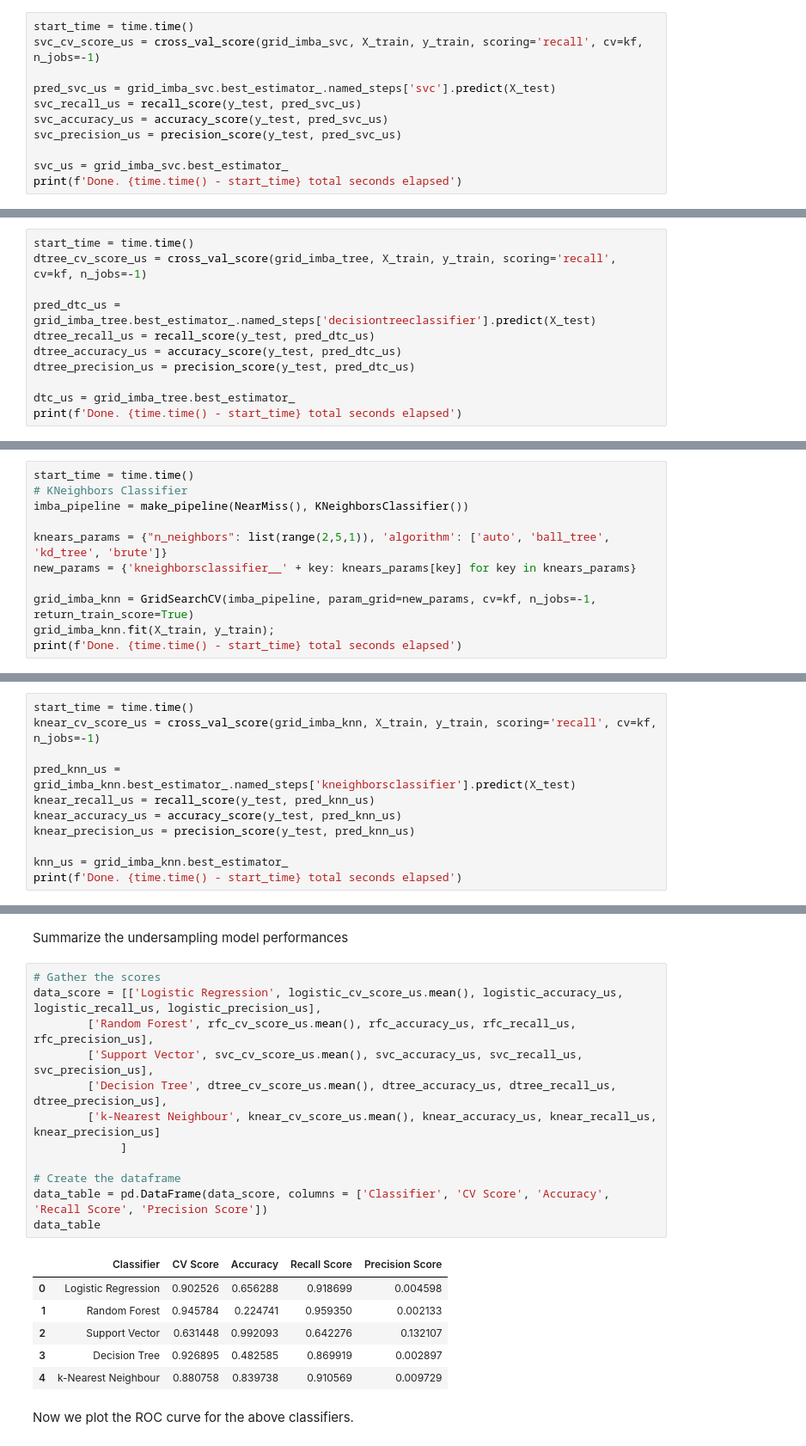
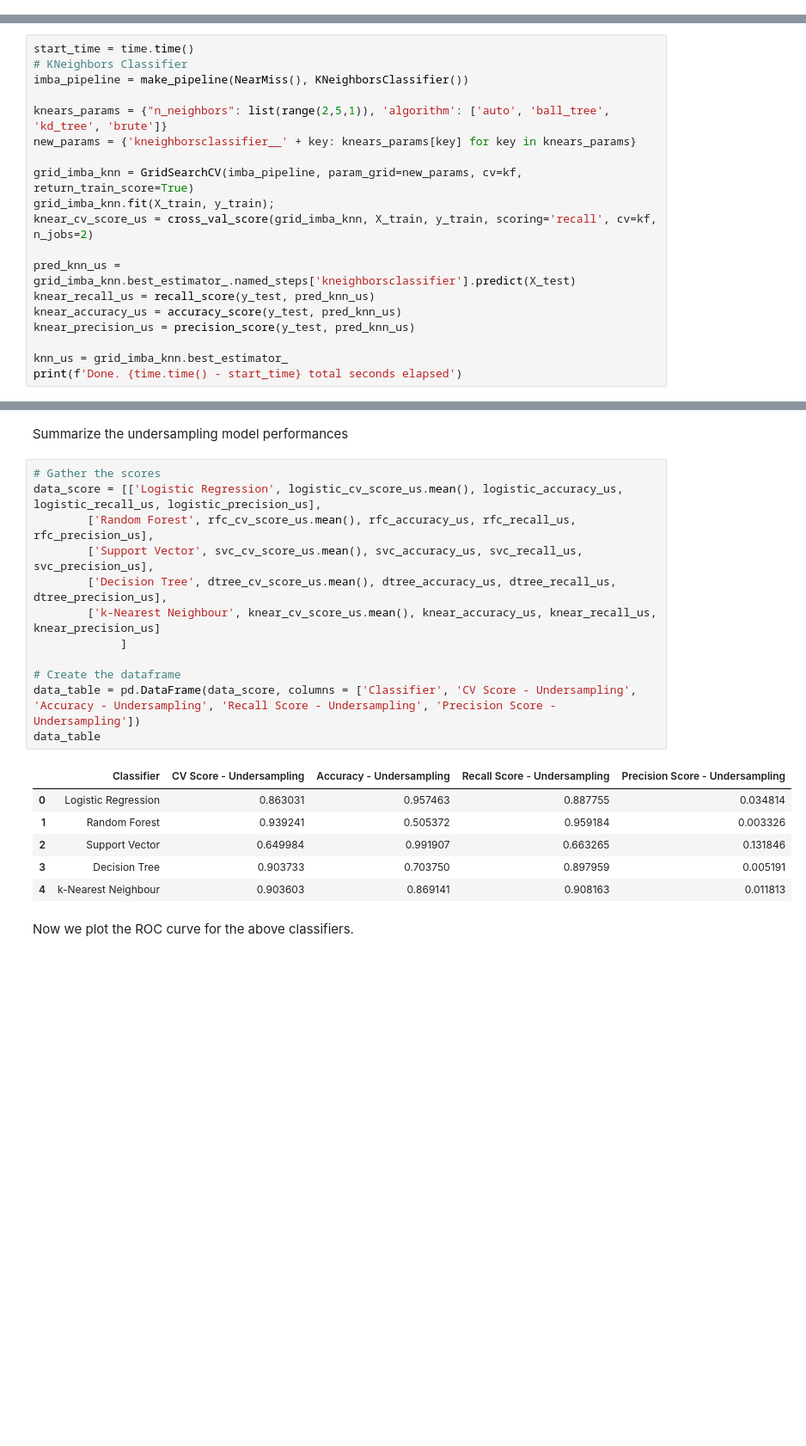
Before and after one commit to dsaulsb1/Fraud-Project, a Jupyter notebook: Segment_Two_Final_Project.ipynb, the cells around one changed output, grey strips where cells are left out. Shown: that part at 86% size. Saved outputs shown, nothing was run; the diff lists cells and outputs as text; blank space fills up the shorter version.

```diff
--- a/Segment_Two_Final_Project.ipynb
+++ b/Segment_Two_Final_Project.ipynb
@@ -589,11 +614,0 @@ Done. 13.553815364837646 total seconds elapsed
-# %%
-start_time = time.time()
-svc_cv_score_us = cross_val_score(grid_imba_svc, X_train, y_train, scoring='recall', cv=kf, n_jobs=-1)
-
-pred_svc_us = grid_imba_svc.best_estimator_.named_steps['svc'].predict(X_test)
-svc_recall_us = recall_score(y_test, pred_svc_us)
-svc_accuracy_us = accuracy_score(y_test, pred_svc_us)
-svc_precision_us = precision_score(y_test, pred_svc_us)
-
-svc_us = grid_imba_svc.best_estimator_
-print(f'Done. {time.time() - start_time} total seconds elapsed')
@@ -654,11 +674,0 @@ Done. 9.603365182876587 total seconds elapsed
-# %%
-start_time = time.time()
-dtree_cv_score_us = cross_val_score(grid_imba_tree, X_train, y_train, scoring='recall', cv=kf, n_jobs=-1)
-
-pred_dtc_us = grid_imba_tree.best_estimator_.named_steps['decisiontreeclassifier'].predict(X_test)
-dtree_recall_us = recall_score(y_test, pred_dtc_us)
-dtree_accuracy_us = accuracy_score(y_test, pred_dtc_us)
-dtree_precision_us = precision_score(y_test, pred_dtc_us)
-
-dtc_us = grid_imba_tree.best_estimator_
-print(f'Done. {time.time() - start_time} total seconds elapsed')
@@ -712,7 +720,15 @@ imba_pipeline = make_pipeline(NearMiss(), KNeighborsClassifier())
 knears_params = {"n_neighbors": list(range(2,5,1)), 'algorithm': ['auto', 'ball_tree', 'kd_tree', 'brute']}
 new_params = {'kneighborsclassifier__' + key: knears_params[key] for key in knears_params}
 
-grid_imba_knn = GridSearchCV(imba_pipeline, param_grid=new_params, cv=kf, n_jobs=-1, return_train_score=True)
+grid_imba_knn = GridSearchCV(imba_pipeline, param_grid=new_params, cv=kf, return_train_score=True)
 grid_imba_knn.fit(X_train, y_train);
+knear_cv_score_us = cross_val_score(grid_imba_knn, X_train, y_train, scoring='recall', cv=kf, n_jobs=2)
+
+pred_knn_us = grid_imba_knn.best_estimator_.named_steps['kneighborsclassifier'].predict(X_test)
+knear_recall_us = recall_score(y_test, pred_knn_us)
+knear_accuracy_us = accuracy_score(y_test, pred_knn_us)
+knear_precision_us = precision_score(y_test, pred_knn_us)
+
+knn_us = grid_imba_knn.best_estimator_
 print(f'Done. {time.time() - start_time} total seconds elapsed')
 # %% [output]
@@ -720,11 +735,0 @@ Done. 44.82152199745178 total seconds elapsed
-# %%
-start_time = time.time()
-knear_cv_score_us = cross_val_score(grid_imba_knn, X_train, y_train, scoring='recall', cv=kf, n_jobs=-1)
-
-pred_knn_us = grid_imba_knn.best_estimator_.named_steps['kneighborsclassifier'].predict(X_test)
-knear_recall_us = recall_score(y_test, pred_knn_us)
-knear_accuracy_us = accuracy_score(y_test, pred_knn_us)
-knear_precision_us = precision_score(y_test, pred_knn_us)
-
-knn_us = grid_imba_knn.best_estimator_
-print(f'Done. {time.time() - start_time} total seconds elapsed')
@@ -772,22 +775,22 @@ Summarize the undersampling model performances
 # %%
 # Gather the scores
 data_score = [['Logistic Regression', logistic_cv_score_us.mean(), logistic_accuracy_us, logistic_recall_us, logistic_precision_us],
         ['Random Forest', rfc_cv_score_us.mean(), rfc_accuracy_us, rfc_recall_us, rfc_precision_us],
         ['Support Vector', svc_cv_score_us.mean(), svc_accuracy_us, svc_recall_us, svc_precision_us],
         ['Decision Tree', dtree_cv_score_us.mean(), dtree_accuracy_us, dtree_recall_us, dtree_precision_us],
         ['k-Nearest Neighbour', knear_cv_score_us.mean(), knear_accuracy_us, knear_recall_us, knear_precision_us]
              ]
 
 # Create the dataframe
-data_table = pd.DataFrame(data_score, columns = ['Classifier', 'CV Score', 'Accuracy', 'Recall Score', 'Precision Score'])
+data_table = pd.DataFrame(data_score, columns = ['Classifier', 'CV Score - Undersampling', 'Accuracy - Undersampling', 'Recall Score - Undersampling', 'Precision Score - Undersampling'])
 data_table
 # %% [output]
-|  | Classifier | CV Score | Accuracy | Recall Score | Precision Score |
-| 0 | Logistic Regression | 0.902526 | 0.656288 | 0.918699 | 0.004598 |
-| 1 | Random Forest | 0.945784 | 0.224741 | 0.959350 | 0.002133 |
-| 2 | Support Vector | 0.631448 | 0.992093 | 0.642276 | 0.132107 |
-| 3 | Decision Tree | 0.926895 | 0.482585 | 0.869919 | 0.002897 |
-| 4 | k-Nearest Neighbour | 0.880758 | 0.839738 | 0.910569 | 0.009729 |
+|  | Classifier | CV Score - Undersampling | Accuracy - Undersampling | Recall Score - Undersampling | Precision Score - Undersampling |
+| 0 | Logistic Regression | 0.863031 | 0.957463 | 0.887755 | 0.034814 |
+| 1 | Random Forest | 0.939241 | 0.505372 | 0.959184 | 0.003326 |
+| 2 | Support Vector | 0.649984 | 0.991907 | 0.663265 | 0.131846 |
+| 3 | Decision Tree | 0.903733 | 0.703750 | 0.897959 | 0.005191 |
+| 4 | k-Nearest Neighbour | 0.903603 | 0.869141 | 0.908163 | 0.011813 |
 # %% [markdown]
 Now we plot the ROC curve for the above classifiers.
 # %%
```
Also changed, not shown: parts of 100 cells of this notebook, 1 other file.
